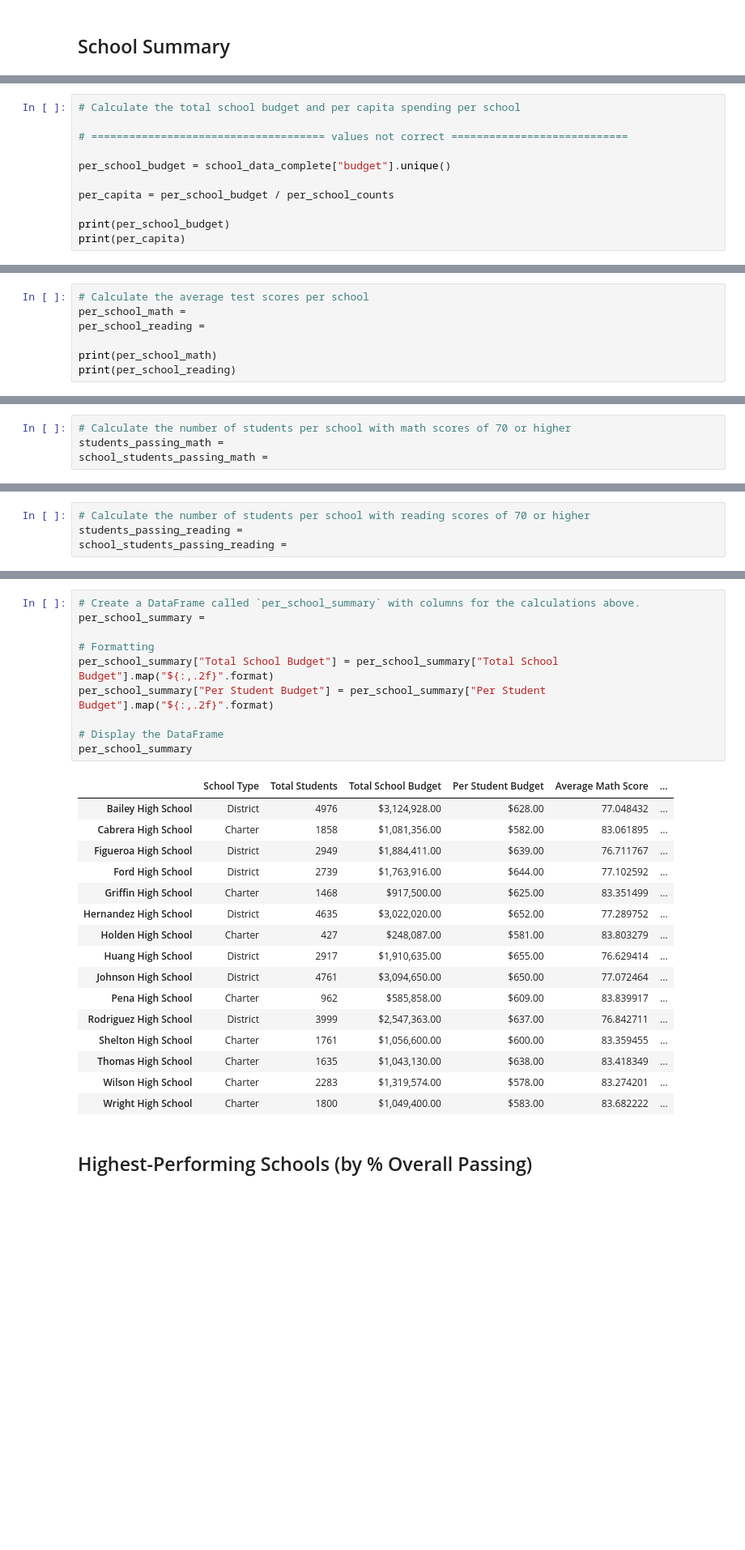
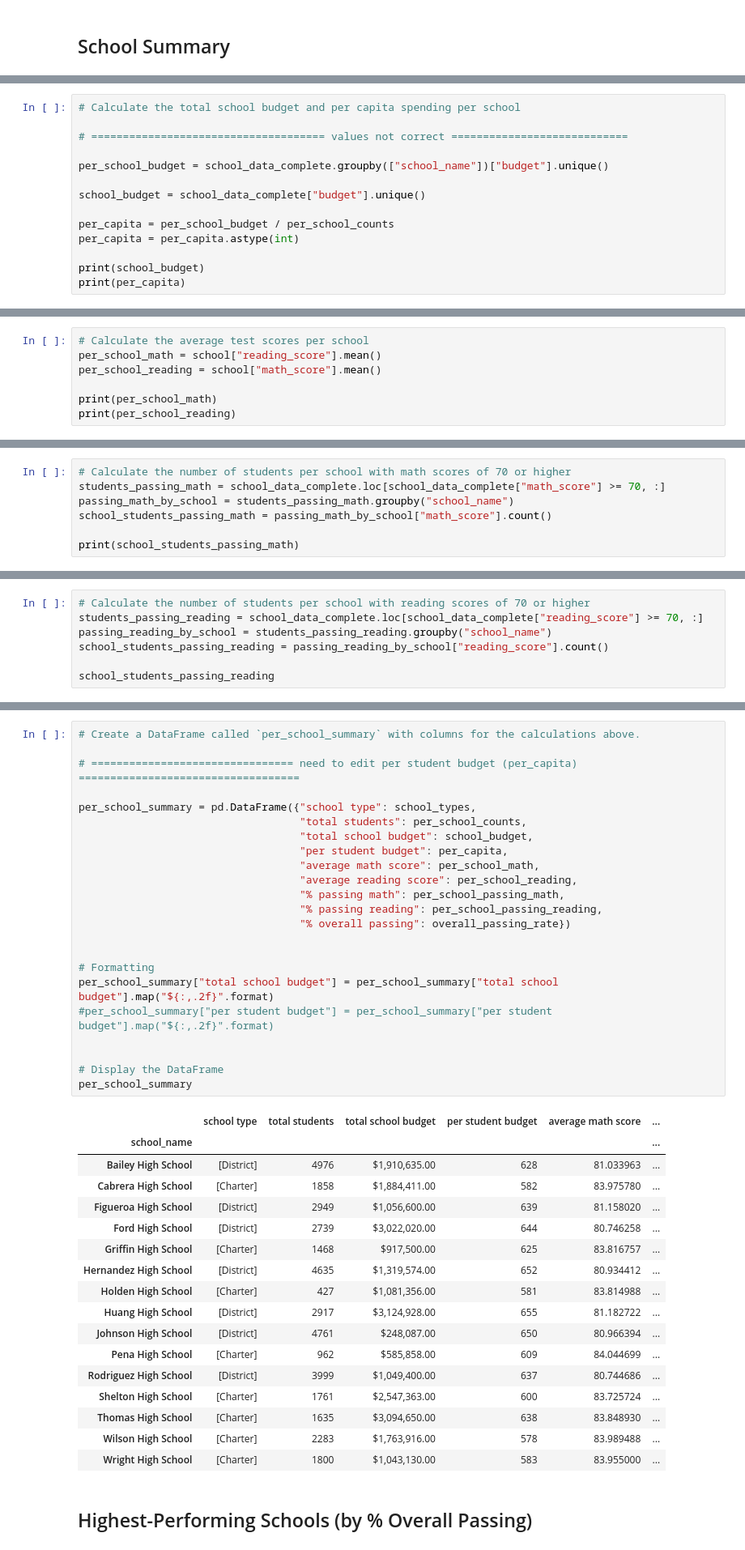
Before and after one commit to cassidysimmons/pandas-challenge, a Jupyter notebook: PyCitySchools/PyCitySchools_starter.ipynb, the cells around one changed output, grey strips where cells are left out. Shown at 81% size. Saved outputs shown, nothing was run; the diff lists cells and outputs as text; blank space fills up the shorter version.

Commit message:
having trouble with the scored by school spending, lots of errors

```diff
--- a/PyCitySchools/PyCitySchools_starter.ipynb
+++ b/PyCitySchools/PyCitySchools_starter.ipynb
@@ -160,11 +169,14 @@ Name: count, dtype: int64
 
 # ===================================== values not correct ============================
 
-per_school_budget = school_data_complete["budget"].unique()
+per_school_budget = school_data_complete.groupby(["school_name"])["budget"].unique()
+
+school_budget = school_data_complete["budget"].unique()
 
 per_capita = per_school_budget / per_school_counts
+per_capita = per_capita.astype(int)
 
-print(per_school_budget)
+print(school_budget)
 print(per_capita)
 # %% [output]
 [1910635 1884411 1056600 3022020  917500 1319574 1081356 3124928  248087
@@ -189,7 +201,7 @@ Name: count, dtype: float64
 # %%
 # Calculate the average test scores per school
-per_school_math =
-per_school_reading =
+per_school_math = school["reading_score"].mean()
+per_school_reading = school["math_score"].mean()
 
 print(per_school_math)
 print(per_school_reading)
@@ -198,5 +226,8 @@ SyntaxError: cannot assign to function call (2326703437.py, line 2)
 # %%
 # Calculate the number of students per school with math scores of 70 or higher
-students_passing_math =
-school_students_passing_math =
+students_passing_math = school_data_complete.loc[school_data_complete["math_score"] >= 70, :]
+passing_math_by_school = students_passing_math.groupby("school_name")
+school_students_passing_math = passing_math_by_school["math_score"].count()
+
+print(school_students_passing_math)
 # %% [output]
@@ -204,4 +251,7 @@ SyntaxError: invalid syntax (919114615.py, line 2)
 # %%
 # Calculate the number of students per school with reading scores of 70 or higher
-students_passing_reading =
-school_students_passing_reading =
+students_passing_reading = school_data_complete.loc[school_data_complete["reading_score"] >= 70, :]
+passing_reading_by_school = students_passing_reading.groupby("school_name")
+school_students_passing_reading = passing_reading_by_school["reading_score"].count()
+
+school_students_passing_reading
@@ -219,30 +329,44 @@ overall_passing_rate = school_students_passing_math_and_reading / per_school_cou
 # %%
 # Create a DataFrame called `per_school_summary` with columns for the calculations above.
-per_school_summary =
+
+# ================================ need to edit per student budget (per_capita) ===================================
+
+per_school_summary = pd.DataFrame({"school type": school_types,
+                                   "total students": per_school_counts,
+                                   "total school budget": school_budget,
+                                   "per student budget": per_capita,
+                                   "average math score": per_school_math,
+                                   "average reading score": per_school_reading,
+                                   "% passing math": per_school_passing_math,
+                                   "% passing reading": per_school_passing_reading,
+                                   "% overall passing": overall_passing_rate})
+
 
 # Formatting
-per_school_summary["Total School Budget"] = per_school_summary["Total School Budget"].map("${:,.2f}".format)
-per_school_summary["Per Student Budget"] = per_school_summary["Per Student Budget"].map("${:,.2f}".format)
+per_school_summary["total school budget"] = per_school_summary["total school budget"].map("${:,.2f}".format)
+#per_school_summary["per student budget"] = per_school_summary["per student budget"].map("${:,.2f}".format)
+
 
 # Display the DataFrame
 per_school_summary
 # %% [output]
-|  | School Type | Total Students | Total School Budget | Per Student Budget | Average Math Score | ... |
-| Bailey High School | District | 4976 | $3,124,928.00 | $628.00 | 77.048432 | ... |
-| Cabrera High School | Charter | 1858 | $1,081,356.00 | $582.00 | 83.061895 | ... |
-| Figueroa High School | District | 2949 | $1,884,411.00 | $639.00 | 76.711767 | ... |
-| Ford High School | District | 2739 | $1,763,916.00 | $644.00 | 77.102592 | ... |
-| Griffin High School | Charter | 1468 | $917,500.00 | $625.00 | 83.351499 | ... |
-| Hernandez High School | District | 4635 | $3,022,020.00 | $652.00 | 77.289752 | ... |
-| Holden High School | Charter | 427 | $248,087.00 | $581.00 | 83.803279 | ... |
-| Huang High School | District | 2917 | $1,910,635.00 | $655.00 | 76.629414 | ... |
-| Johnson High School | District | 4761 | $3,094,650.00 | $650.00 | 77.072464 | ... |
-| Pena High School | Charter | 962 | $585,858.00 | $609.00 | 83.839917 | ... |
-| Rodriguez High School | District | 3999 | $2,547,363.00 | $637.00 | 76.842711 | ... |
-| Shelton High School | Charter | 1761 | $1,056,600.00 | $600.00 | 83.359455 | ... |
-| Thomas High School | Charter | 1635 | $1,043,130.00 | $638.00 | 83.418349 | ... |
-| Wilson High School | Charter | 2283 | $1,319,574.00 | $578.00 | 83.274201 | ... |
-| Wright High School | Charter | 1800 | $1,049,400.00 | $583.00 | 83.682222 | ... |
+|  | school type | total students | total school budget | per student budget | average math score | ... |
+| school_name |  |  |  |  |  | ... |
+| Bailey High School | [District] | 4976 | $1,910,635.00 | 628 | 81.033963 | ... |
+| Cabrera High School | [Charter] | 1858 | $1,884,411.00 | 582 | 83.975780 | ... |
+| Figueroa High School | [District] | 2949 | $1,056,600.00 | 639 | 81.158020 | ... |
+| Ford High School | [District] | 2739 | $3,022,020.00 | 644 | 80.746258 | ... |
+| Griffin High School | [Charter] | 1468 | $917,500.00 | 625 | 83.816757 | ... |
+| Hernandez High School | [District] | 4635 | $1,319,574.00 | 652 | 80.934412 | ... |
+| Holden High School | [Charter] | 427 | $1,081,356.00 | 581 | 83.814988 | ... |
+| Huang High School | [District] | 2917 | $3,124,928.00 | 655 | 81.182722 | ... |
+| Johnson High School | [District] | 4761 | $248,087.00 | 650 | 80.966394 | ... |
+| Pena High School | [Charter] | 962 | $585,858.00 | 609 | 84.044699 | ... |
+| Rodriguez High School | [District] | 3999 | $1,049,400.00 | 637 | 80.744686 | ... |
+| Shelton High School | [Charter] | 1761 | $2,547,363.00 | 600 | 83.725724 | ... |
+| Thomas High School | [Charter] | 1635 | $3,094,650.00 | 638 | 83.848930 | ... |
+| Wilson High School | [Charter] | 2283 | $1,763,916.00 | 578 | 83.989488 | ... |
+| Wright High School | [Charter] | 1800 | $1,043,130.00 | 583 | 83.955000 | ... |
 # %% [markdown]
 ## Highest-Performing Schools (by % Overall Passing)
 # %%
```
Also changed, not shown: parts of 16 cells of this notebook.
